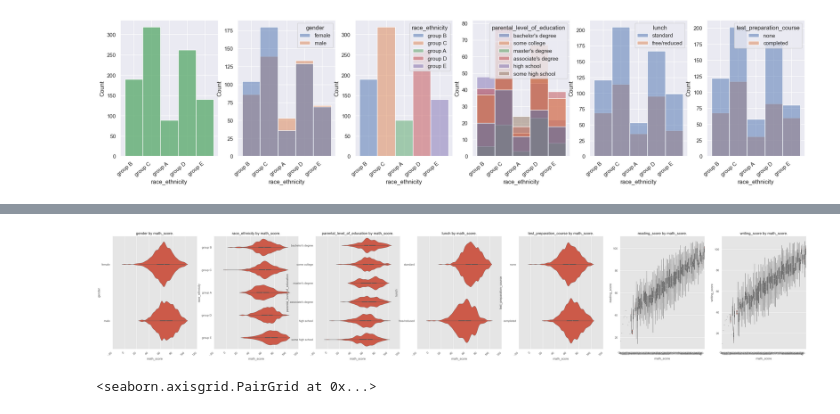
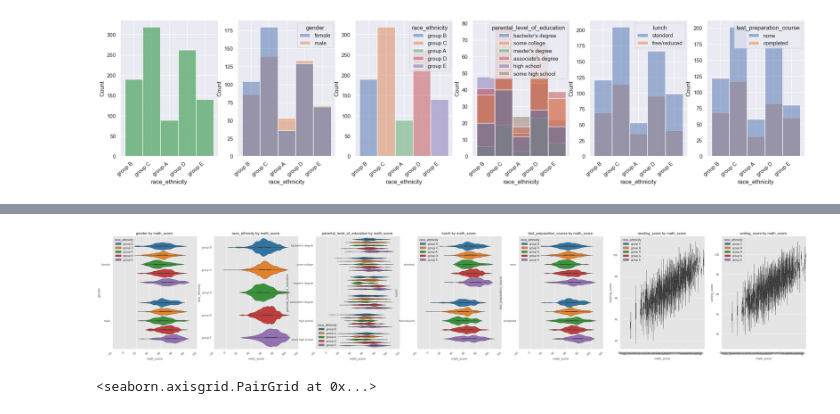
Before and after one commit to badutka/ml-app, a Jupyter notebook: research/validation.ipynb, the cells around one changed output, grey strips where cells are left out. Drawn from its saved outputs; the diff is of its cells as text; code cells hidden in the pictures.

```diff
--- a/research/validation.ipynb
+++ b/research/validation.ipynb
@@ -229,7 +231,9 @@ distribution_plots(df=df, target='math_score', option='boxplot')
-# %%
-distribution_plots(df=df, target='math_score', option='violin')
-# %% [output]
-[figure, removed]
+# %%
+distribution_plots(df=df, target='math_score', option='violin', hue='race_ethnicity')
+# if target is discrete then both discrete and continuous features are fine
+# if target is continuous then discrete features are fine, continuous features seem to plot a lot of small plots, investigate?
+# %% [output]
+[figure, added]
 # %%
 sns.pairplot(df, hue='math_score')
 # %% [output]
```
Also changed, not shown: parts of 3 cells of this notebook.
